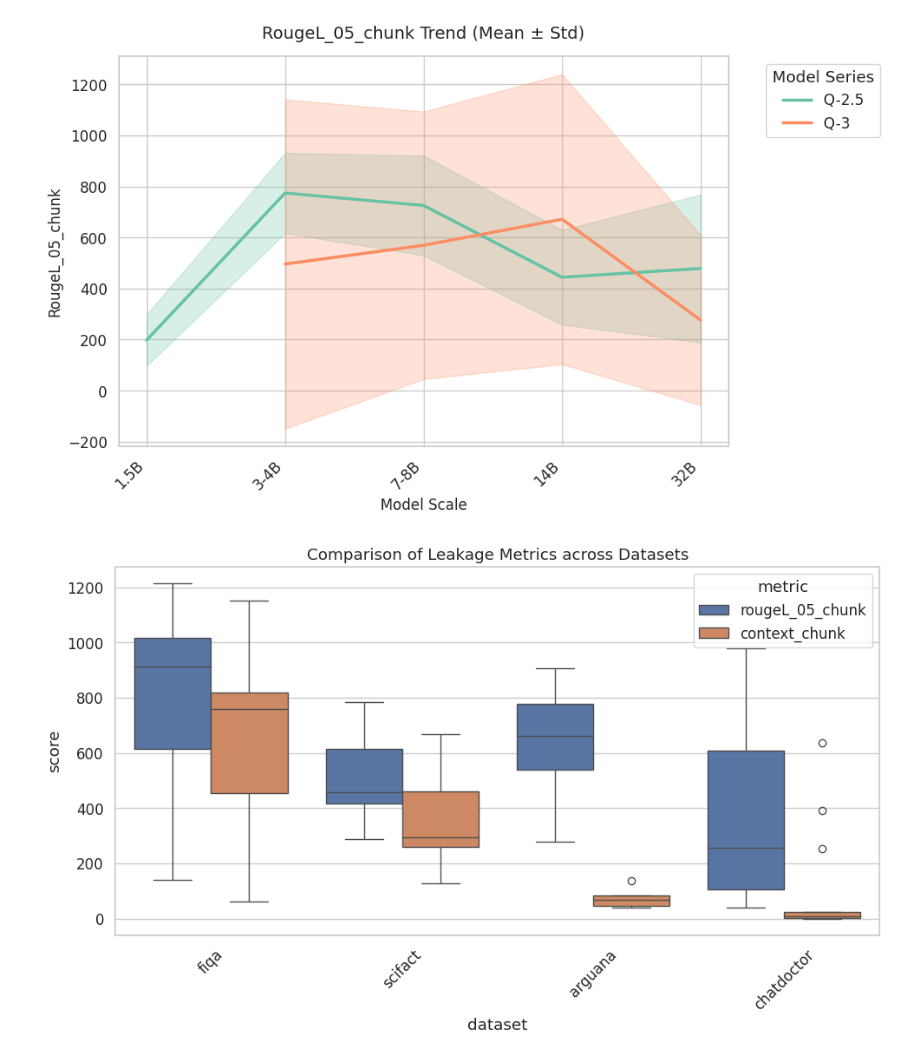
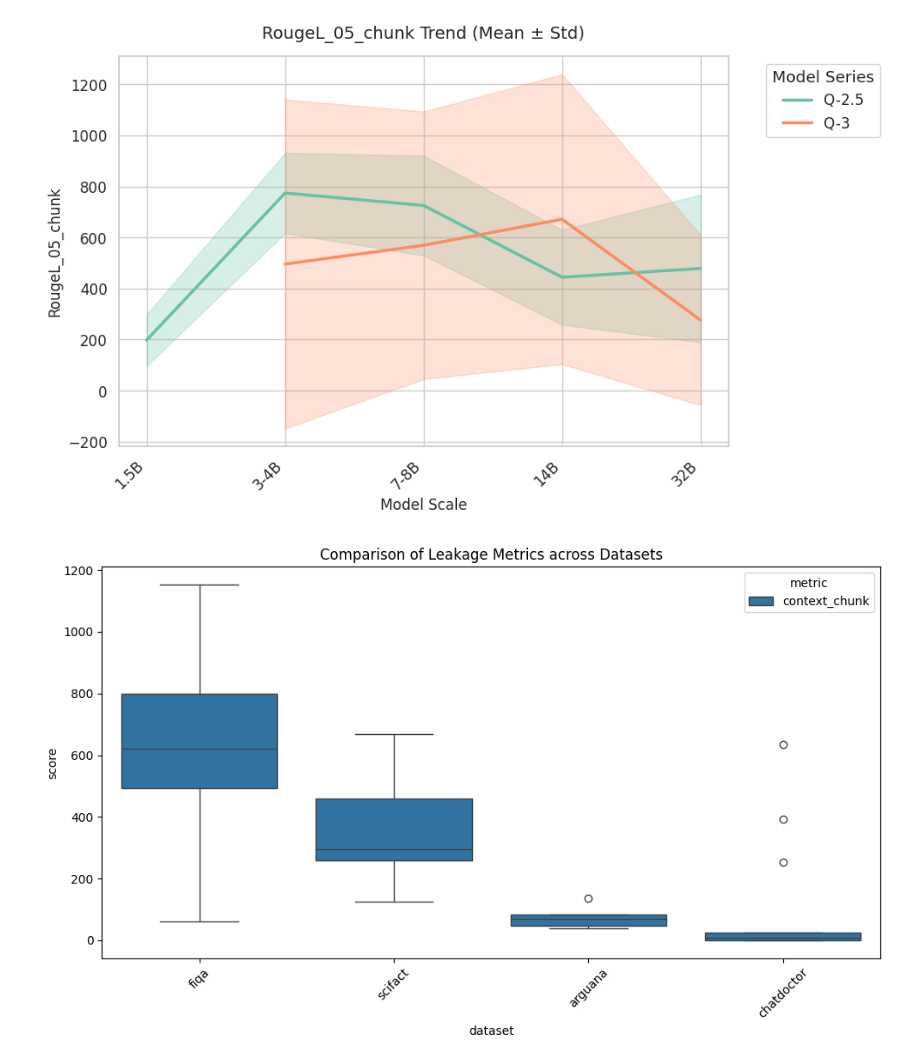
Before and after one commit to yeasen-z/LeakDojo, a Jupyter notebook: draw_scripts/datasets_model.ipynb, the cells around one changed output. Cells and saved outputs as stored; diff of their text form; code cells hidden in the pictures.

```diff
--- a/draw_scripts/datasets_model.ipynb
+++ b/draw_scripts/datasets_model.ipynb
@@ -475,16 +475,16 @@ plt.show()
 # %%
 import seaborn as sns
 import matplotlib.pyplot as plt
 
-metrics = ["rougeL_05_chunk", "context_chunk"]
-
+metrics = ["context_chunk"]
+# "rougeL_05_chunk", "context_chunk", "avg_mean_sim"
 df_melt = df.melt(id_vars=["dataset"], value_vars=metrics, var_name="metric", value_name="score")
 
 plt.figure(figsize=(10,6))
 sns.boxplot(data=df_melt, x="dataset", y="score", hue="metric")
 plt.title("Comparison of Leakage Metrics across Datasets")
 plt.xticks(rotation=45)
 plt.tight_layout()
 plt.show()
 # %% [output]
-[figure, old version]
+[figure, new version]
```
Also changed, not shown: 6 other files.
